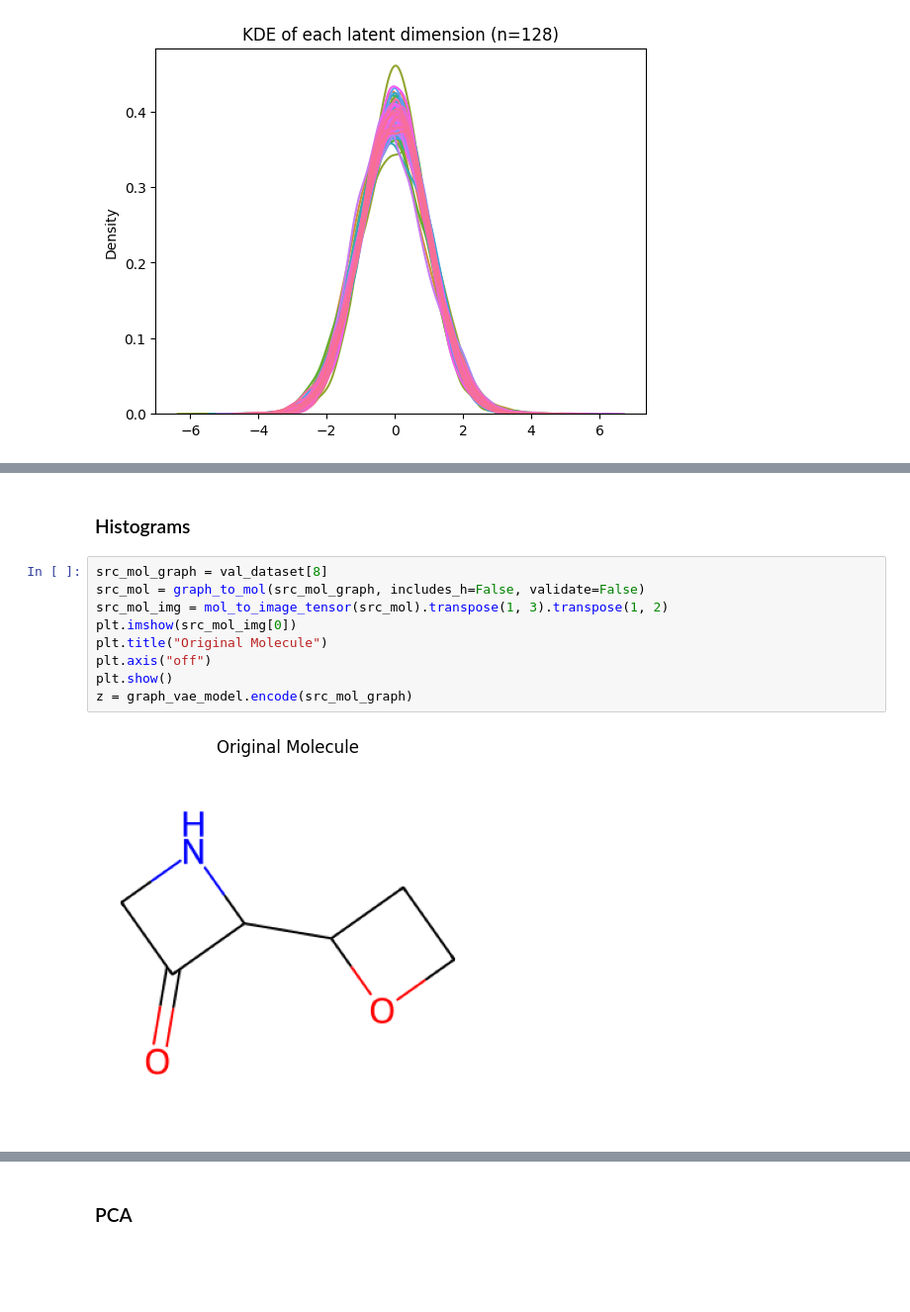
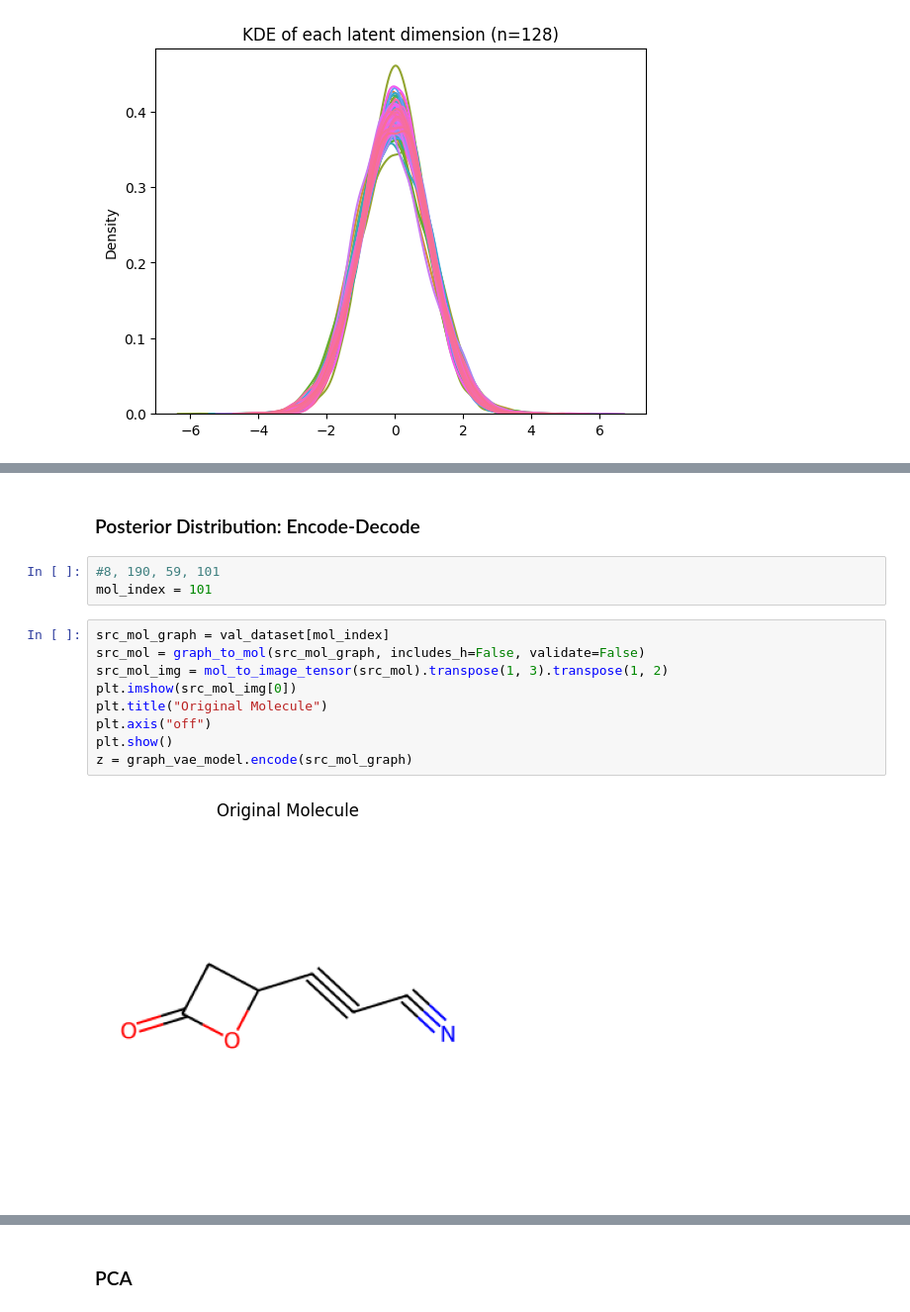
Before and after one commit to pkmtum/Molecular_Generative_Modeling, a Jupyter notebook: source/graph_vae.ipynb, the cells around one changed output, grey strips where cells are left out. Shown: that part at 99% size. Saved outputs shown, nothing was run; the diff lists cells and outputs as text; blank space fills up the shorter version.

```diff
--- a/source/graph_vae.ipynb
+++ b/source/graph_vae.ipynb
@@ -125,16 +131,19 @@ Encoded 5120 molecules.
-# %% [markdown]
-### Histograms
+# %% [markdown]
+### Posterior Distribution: Encode-Decode
+# %%
+#8, 190, 59, 101
+mol_index = 101
 # %%
-src_mol_graph = val_dataset[8]
+src_mol_graph = val_dataset[mol_index]
 src_mol = graph_to_mol(src_mol_graph, includes_h=False, validate=False)
 src_mol_img = mol_to_image_tensor(src_mol).transpose(1, 3).transpose(1, 2)
 plt.imshow(src_mol_img[0])
 plt.title("Original Molecule")
 plt.axis("off")
 plt.show()
 z = graph_vae_model.encode(src_mol_graph)
 # %% [output]
-[figure, old version]
+[figure, new version]
 # %%
 val_loader = dataloaders["val"]
 
```
Also changed, not shown: parts of 6 cells of this notebook.
